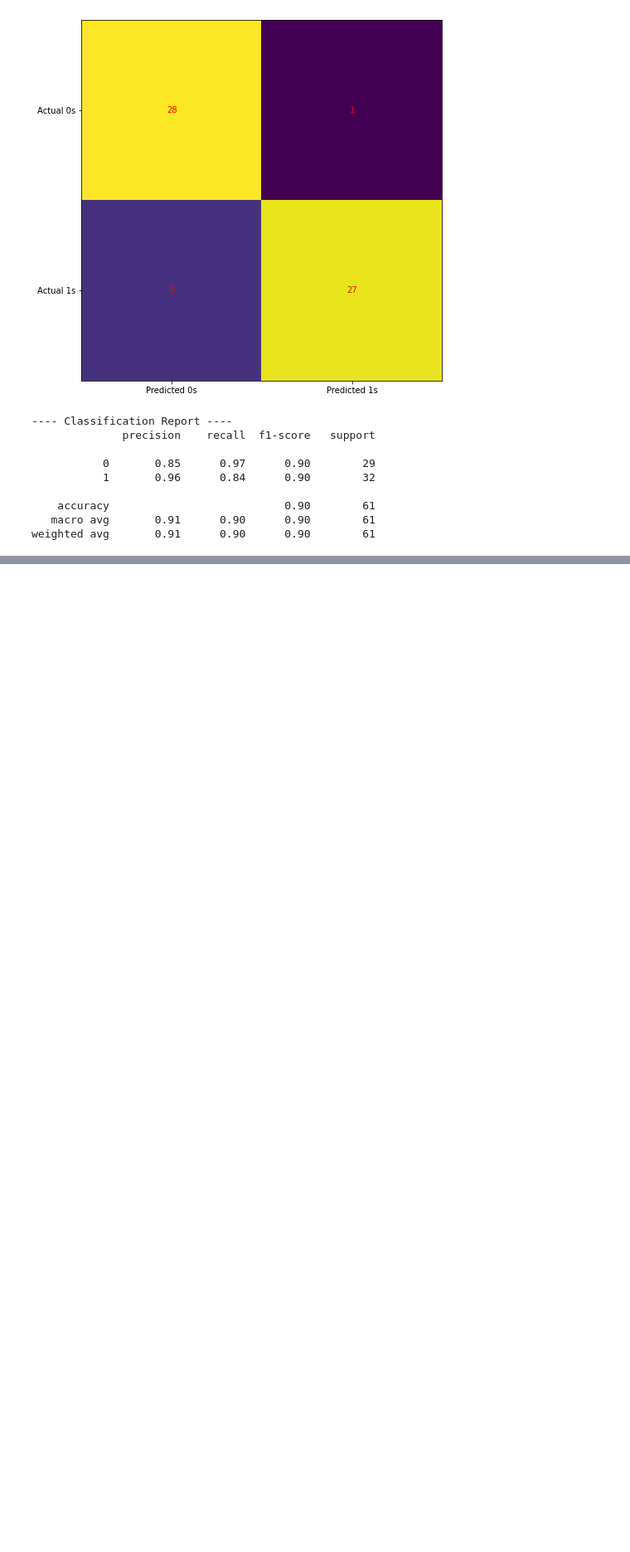
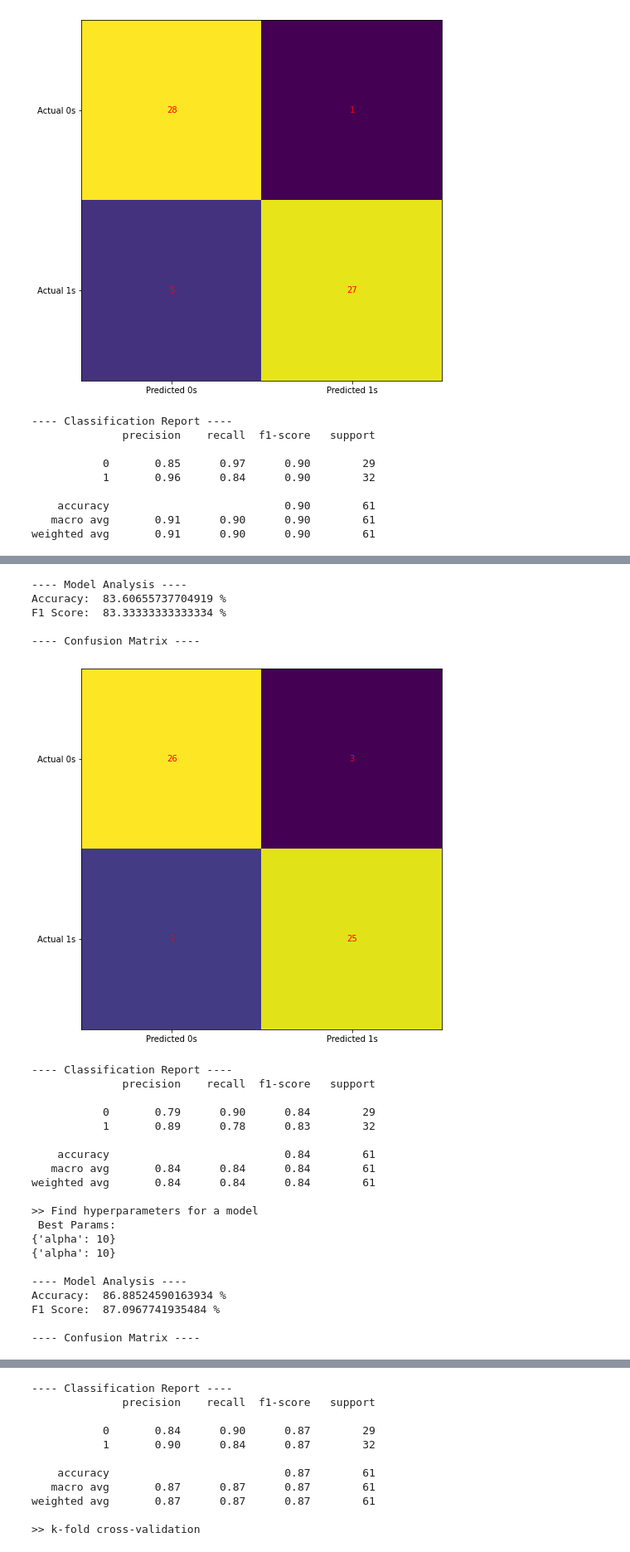
Before and after one commit to joaoreis16/heart_attack_prediction, a Jupyter notebook: code/main.ipynb, the cells around one changed output, grey strips where cells are left out. Shown at 83% size. Cells and saved outputs as stored; diff of their text form; code cells hidden in the pictures; blank space fills up the shorter version.

```diff
--- a/code/main.ipynb
+++ b/code/main.ipynb
@@ -813,0 +896,43 @@ weighted avg       0.91      0.90      0.90        61
+# %%
+bernoulli_nb = BernoulliNB()
+
+train_and_analyze(bernoulli_nb, X_train, y_train, X_test, y_test)
+
+bernoulli_nb_params = {
+    'alpha': [0.0001,0.001,0.005,0.05,0.1,0.5,1,5,10,15]
+}
+
+hyper_mlp_parameters = hyperparameters(bernoulli_nb, bernoulli_nb_params , X_train, y_train)
+print(hyper_mlp_parameters)
+hypertuned_model.set_params(**hyper_mlp_parameters)
+train_and_analyze(hypertuned_model, X_train, y_train, X_test, y_test)
+
+kfmodel = kfold(hypertuned_model, 5, X_train, y_train, X_test, y_test)
+train_and_analyze(kfmodel, X_train, y_train, X_test, y_test)
+# %% [output]
+---- Model Analysis ----
+Accuracy:  83.60655737704919 %
+F1 Score:  83.33333333333334 %
+
+---- Confusion Matrix ----
+[figure, added]
+---- Classification Report ----
+              precision    recall  f1-score   support
+
+           0       0.79      0.90      0.84        29
+           1       0.89      0.78      0.83        32
+
+    accuracy                           0.84        61
+   macro avg       0.84      0.84      0.84        61
+weighted avg       0.84      0.84      0.84        61
+
+>> Find hyperparameters for a model
+ Best Params:
+{'alpha': 10}
+{'alpha': 10}
+
+---- Model Analysis ----
+Accuracy:  86.88524590163934 %
+F1 Score:  87.0967741935484 %
+
+---- Confusion Matrix ----
@@ -813,0 +940,11 @@ weighted avg       0.91      0.90      0.90        61
+---- Classification Report ----
+              precision    recall  f1-score   support
+
+           0       0.84      0.90      0.87        29
+           1       0.90      0.84      0.87        32
+
+    accuracy                           0.87        61
+   macro avg       0.87      0.87      0.87        61
+weighted avg       0.87      0.87      0.87        61
+
+>> k-fold cross-validation
```
Also changed, not shown: parts of 5 cells of this notebook.
